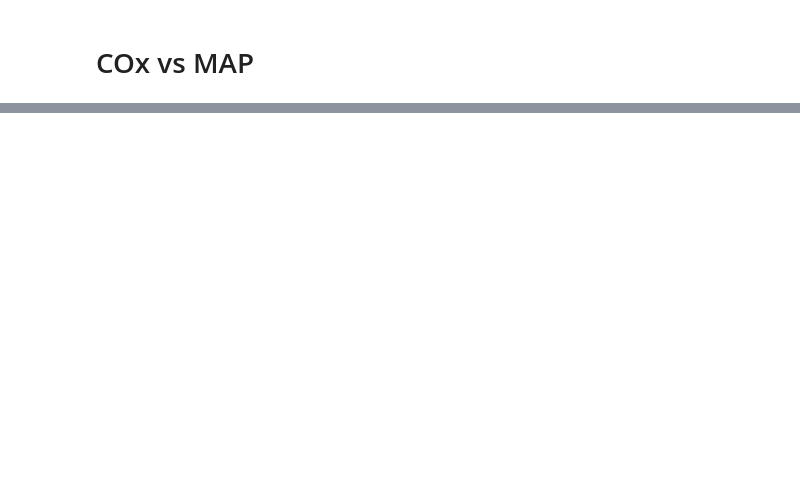
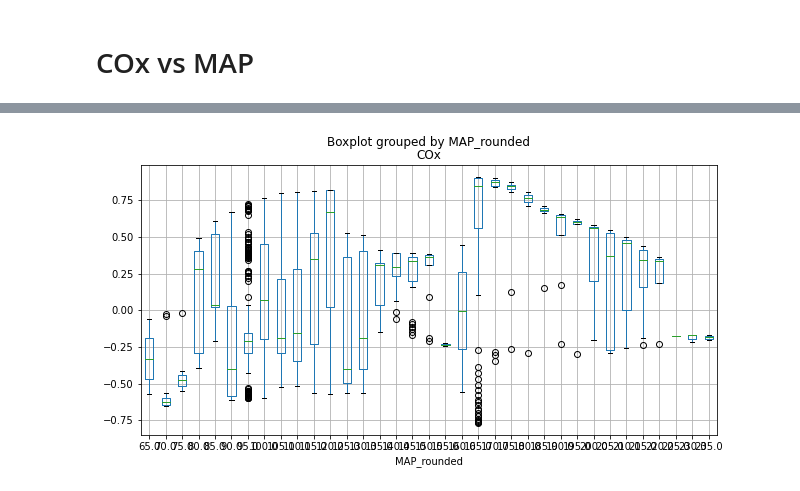
Before and after one commit to makes/bopra-cox, a Jupyter notebook: 7_cox_vs_map.ipynb, the cells around one changed output, grey strips where cells are left out. Cells and saved outputs as stored; diff of their text form; code cells hidden in the pictures; blank space fills up the shorter version.

```diff
--- a/7_cox_vs_map.ipynb
+++ b/7_cox_vs_map.ipynb
@@ -52,3 +72,9 @@ binned_df = df.groupby(['MAP_rounded']).mean()
+# %%
+df.boxplot(column = 'COx', by = 'MAP_rounded', figsize = (10, 5));
+plt.savefig(f'reports/images/{step_id}_{case_str}_01.png', bbox_inches='tight', pad_inches=0.1)
+plt.show()
+# %% [output]
+[figure, added]
 # %%
 fig, ax = plt.subplots(figsize=(10,6))
 
```
Also changed, not shown: parts of 4 cells of this notebook, 9 other files.
